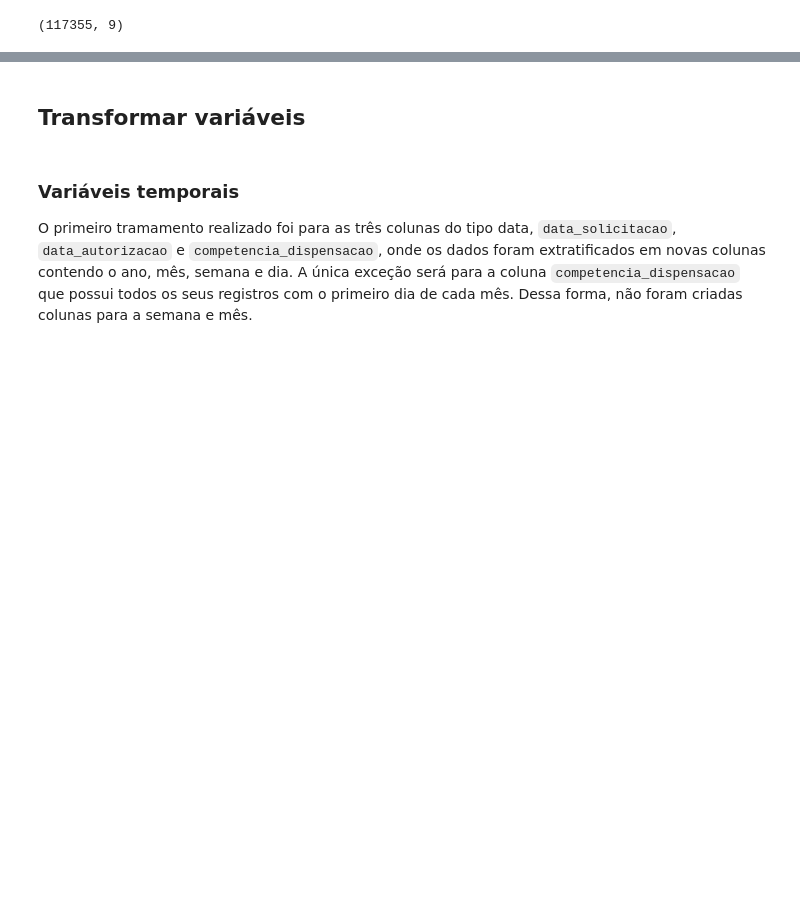
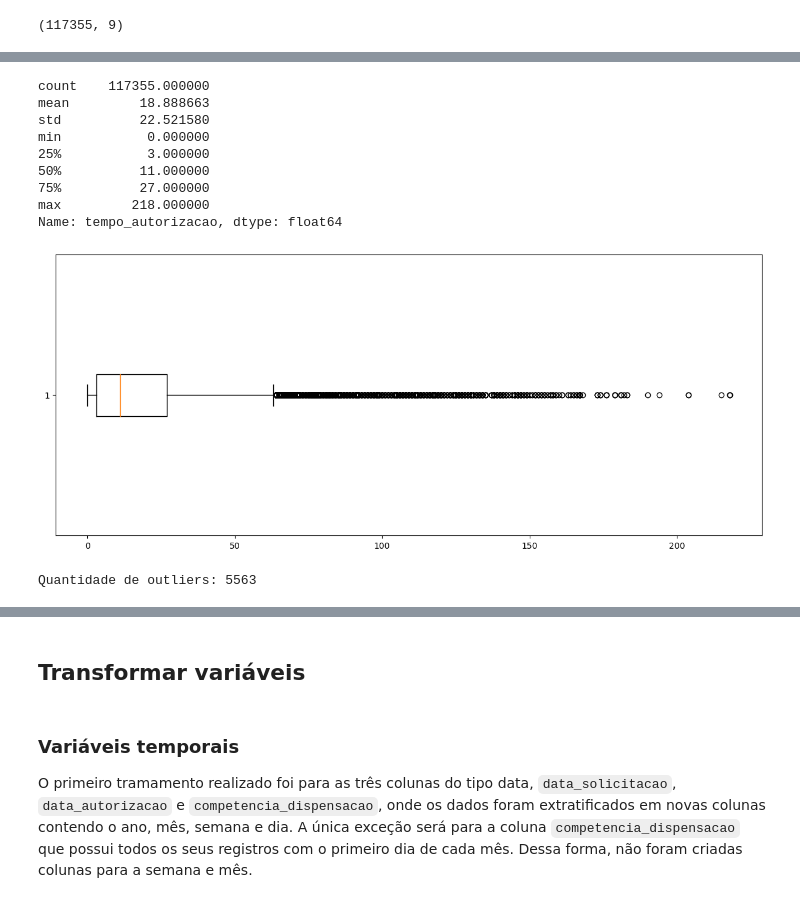
Before and after one commit to ricardoronsoni/predicao-tempo-espera-atendimento-sus, a Jupyter notebook: tempo_acesso.ipynb, the cells around one changed output, grey strips where cells are left out. Saved outputs shown, nothing was run; the diff lists cells and outputs as text; code cells hidden in the pictures; blank space fills up the shorter version.

```diff
--- a/tempo_acesso.ipynb
+++ b/tempo_acesso.ipynb
@@ -301,0 +300,30 @@ df.shape
+# %%
+# Plotar boxplot
+fig, ax = plt.subplots(figsize=(15,6))
+ax.boxplot(df['tempo_autorizacao'], vert=False)
+
+# Visualizar dados estatísticos da coluna
+print(df['tempo_autorizacao'].describe())
+# %% [output]
+count    117355.000000
+mean         18.888663
+std          22.521580
+min           0.000000
+25%           3.000000
+50%          11.000000
+75%          27.000000
+max         218.000000
+Name: tempo_autorizacao, dtype: float64
+[figure, added]
+# %%
+# Extrair a quantidade de registros considerados outliers
+sumario = df['tempo_autorizacao'].describe()
+q1 = sumario["25%"]
+q3 = sumario["75%"]
+iqr = q3 - q1
+outliers = df[(df['tempo_autorizacao'] < q1 - 1.5 * iqr) | (df['tempo_autorizacao'] > q3 + 1.5 * iqr)]
+
+# Mostrar a quantidade de outliers
+print("Quantidade de outliers:", len(outliers))
+# %% [output]
+Quantidade de outliers: 5563
```
Also changed, not shown: parts of 31 cells of this notebook, 2 other files.
